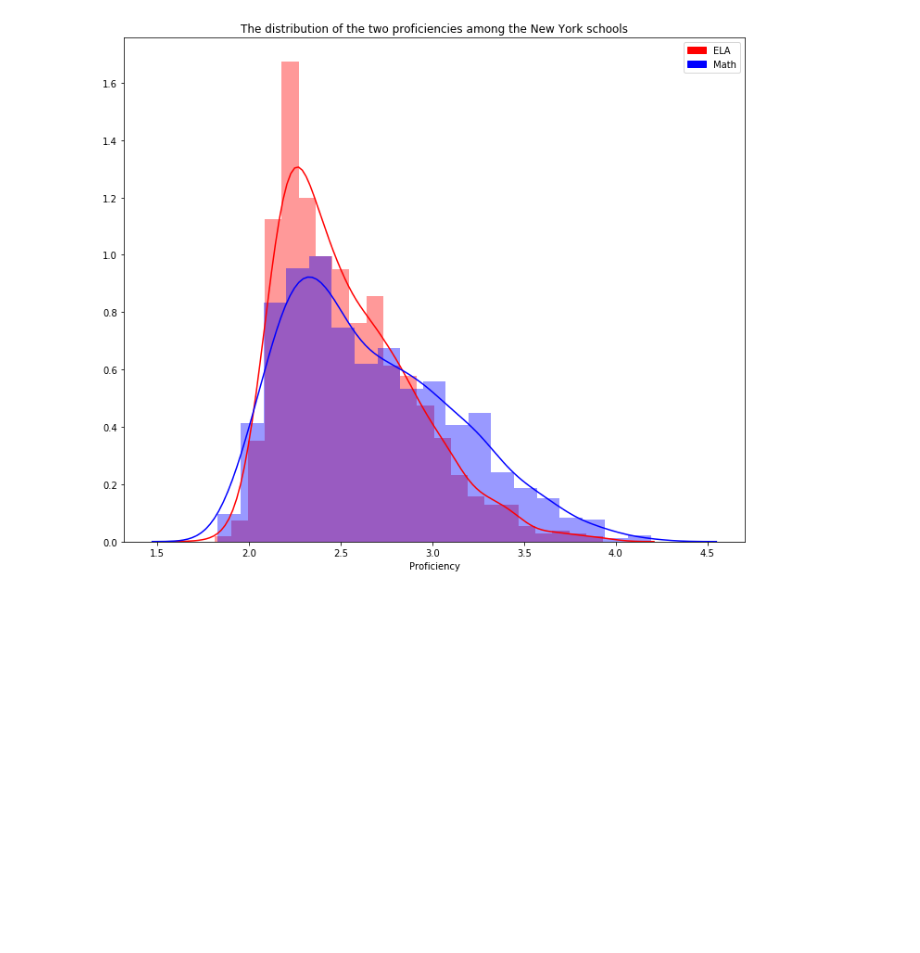
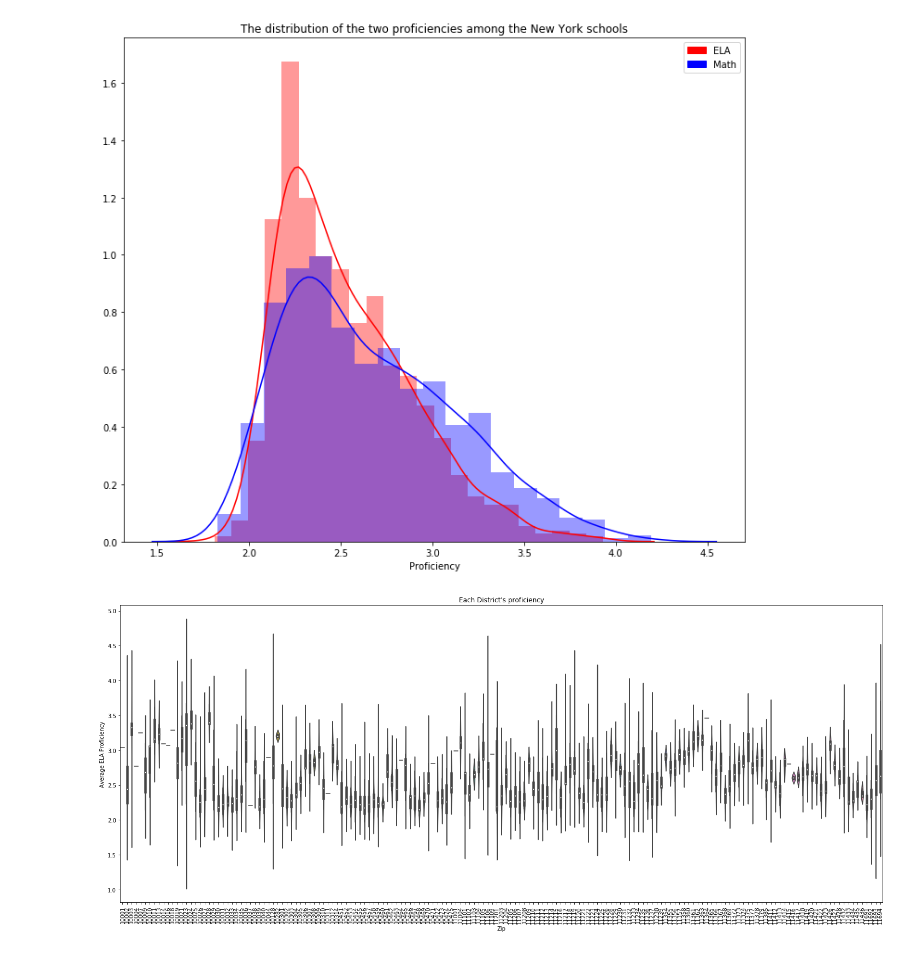
Before and after one commit to efuller11/Thinkful, a Jupyter notebook: Unit 3 Capstone.ipynb, the cells around one changed output. Saved outputs shown, nothing was run; the diff lists cells and outputs as text; code cells hidden in the pictures; blank space fills up the shorter version.

```diff
--- a/Unit 3 Capstone.ipynb
+++ b/Unit 3 Capstone.ipynb
@@ -109,3 +201,12 @@ plt.legend(handles=[ela_label, math_label])
 plt.show()
 # %% [output]
 [figure]
+# %%
+plt.figure(figsize=(25, 10))
+plt.title("Each District's proficiency")
+sns.violinplot(school_df['Zip'], school_df['Average ELA Proficiency'])
+plt.xticks(rotation = 90)
+
+plt.show()
+# %% [output]
+[figure, added]
```
Also changed, not shown: parts of 55 cells of this notebook.
